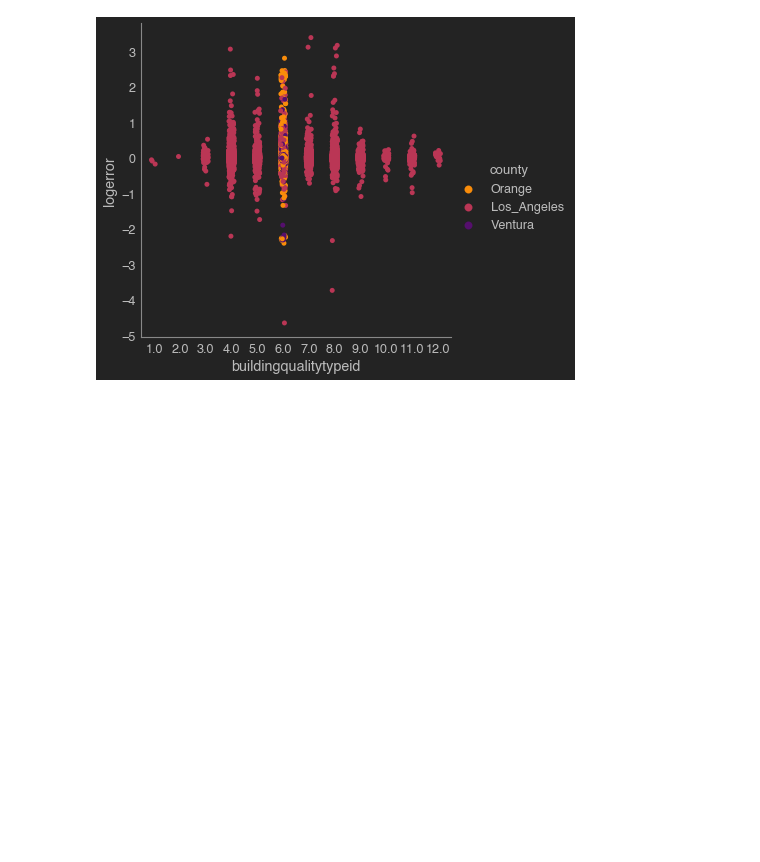
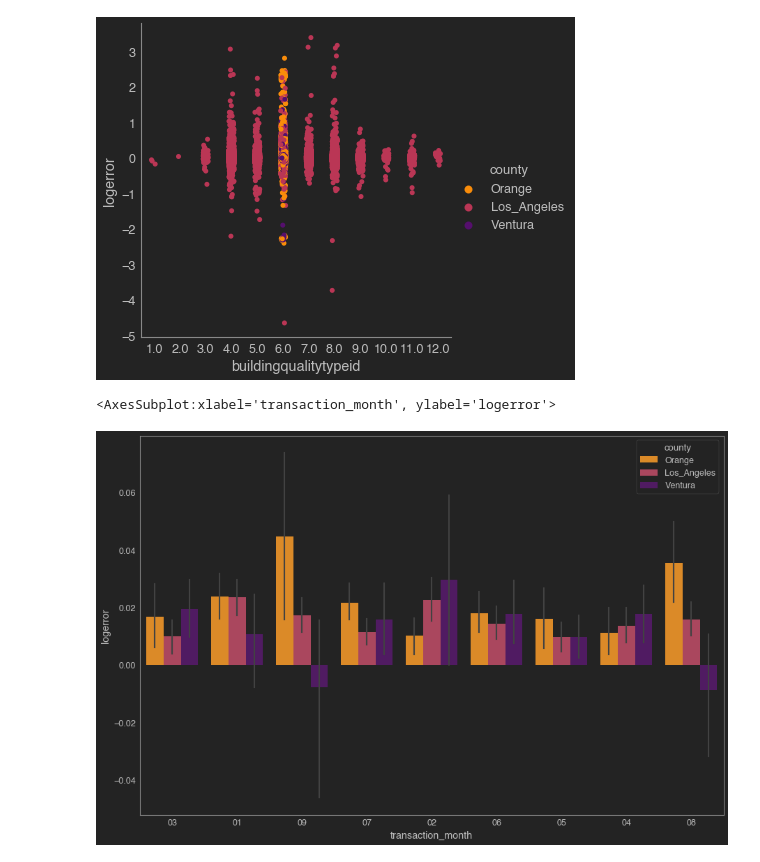
Before and after one commit to Ken-Alviola/clustering-exercises, a Jupyter notebook: explore_zillow.ipynb, the cells around one changed output. Saved outputs shown, nothing was run; the diff lists cells and outputs as text; code cells hidden in the pictures; blank space fills up the shorter version.

```diff
--- a/explore_zillow.ipynb
+++ b/explore_zillow.ipynb
@@ -428,3 +434,13 @@ sns.catplot(data=train, x='buildingqualitytypeid',y='logerror', hue='county', pa
 <seaborn.axisgrid.FacetGrid at 0x...>
 <Figure size 1080x720 with 0 Axes>
 [figure]
+# %%
+
+train['transactiondate'] = train.transactiondate.astype('str')
+train['transaction_month'] = train.transactiondate.str.split('-',expand=True)[1]
+# %%
+plt.figure(figsize=[15,10])
+sns.barplot(data=train, x='transaction_month',y='logerror', hue='county', palette='inferno_r')
+# %% [output]
+<AxesSubplot:xlabel='transaction_month', ylabel='logerror'>
+[figure, added]
```
Also changed, not shown: parts of 2 cells of this notebook.
